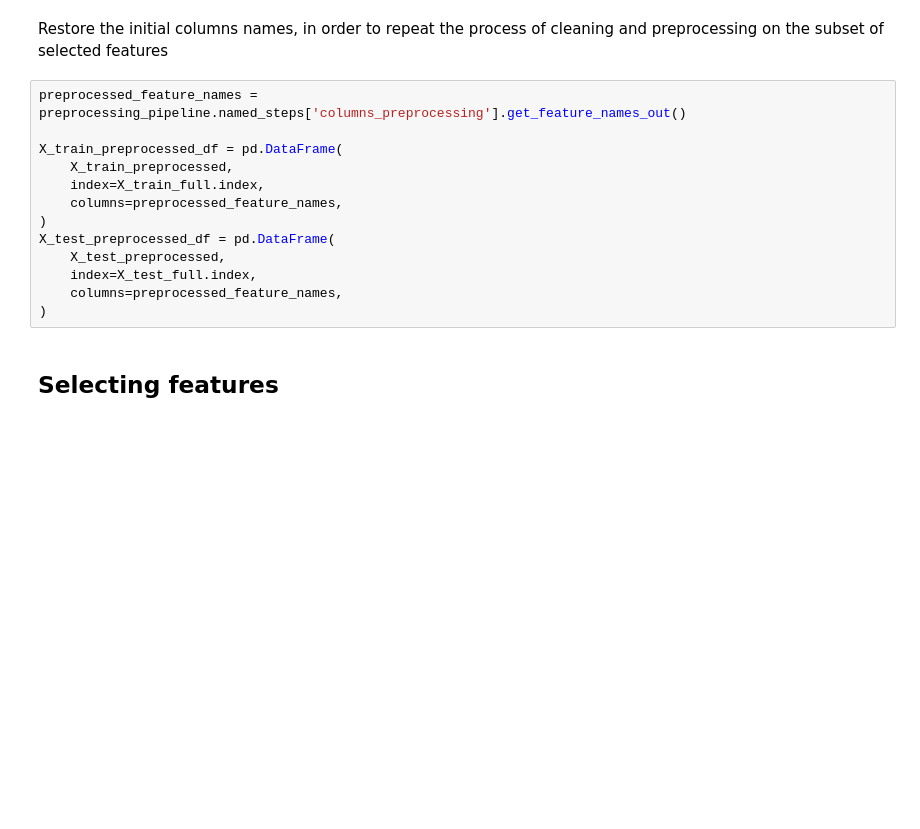
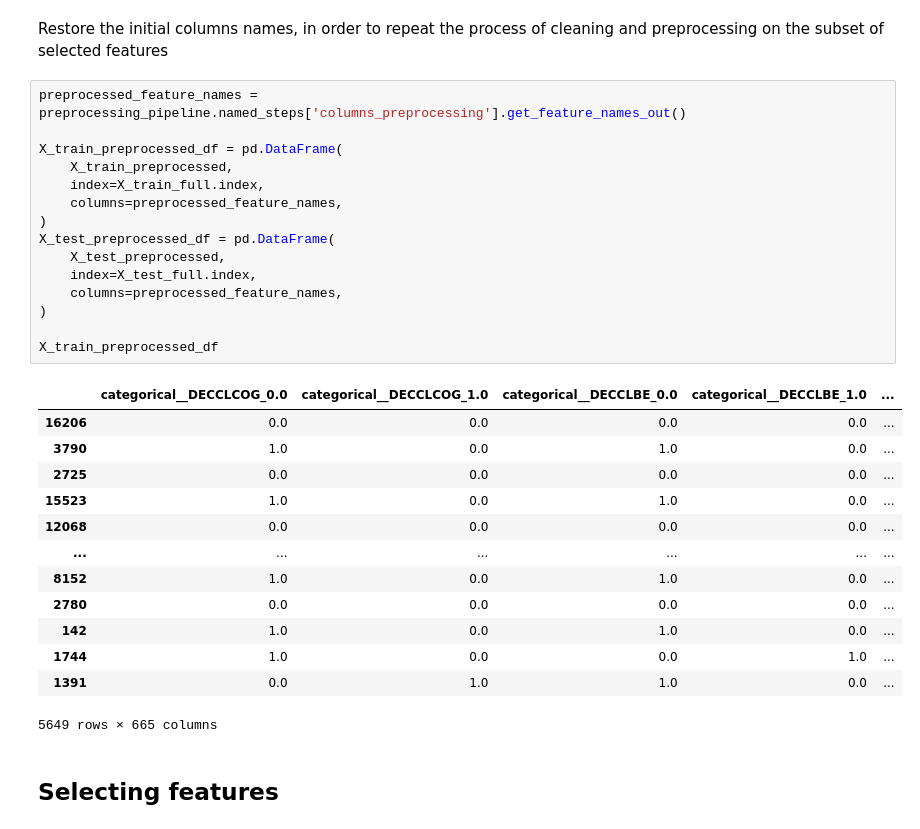
Before and after one commit to mariik4/mci_survival_analysis, a Jupyter notebook: model-training.ipynb, the cells around one changed output. Drawn from its saved outputs; the diff is of its cells as text; blank space fills up the shorter version.

```diff
--- a/model-training.ipynb
+++ b/model-training.ipynb
@@ -401,16 +467,32 @@ Restore the initial columns names, in order to repeat the process of cleaning an
 # %%
 preprocessed_feature_names = preprocessing_pipeline.named_steps['columns_preprocessing'].get_feature_names_out()
 
 X_train_preprocessed_df = pd.DataFrame(
     X_train_preprocessed,
     index=X_train_full.index,
     columns=preprocessed_feature_names,
 )
 X_test_preprocessed_df = pd.DataFrame(
     X_test_preprocessed,
     index=X_test_full.index,
     columns=preprocessed_feature_names,
 )
+
+X_train_preprocessed_df
+# %% [output]
+|  | categorical__DECCLCOG_0.0 | categorical__DECCLCOG_1.0 | categorical__DECCLBE_0.0 | categorical__DECCLBE_1.0 | ... |
+| 16206 | 0.0 | 0.0 | 0.0 | 0.0 | ... |
+| 3790 | 1.0 | 0.0 | 1.0 | 0.0 | ... |
+| 2725 | 0.0 | 0.0 | 0.0 | 0.0 | ... |
+| 15523 | 1.0 | 0.0 | 1.0 | 0.0 | ... |
+| 12068 | 0.0 | 0.0 | 0.0 | 0.0 | ... |
+| ... | ... | ... | ... | ... | ... |
+| 8152 | 1.0 | 0.0 | 1.0 | 0.0 | ... |
+| 2780 | 0.0 | 0.0 | 0.0 | 0.0 | ... |
+| 142 | 1.0 | 0.0 | 1.0 | 0.0 | ... |
+| 1744 | 1.0 | 0.0 | 0.0 | 1.0 | ... |
+| 1391 | 0.0 | 1.0 | 1.0 | 0.0 | ... |
+5649 rows × 665 columns
 # %% [markdown]
 ## Selecting features
 # %%
```
Also changed, not shown: parts of 14 cells of this notebook, 1 other file.
